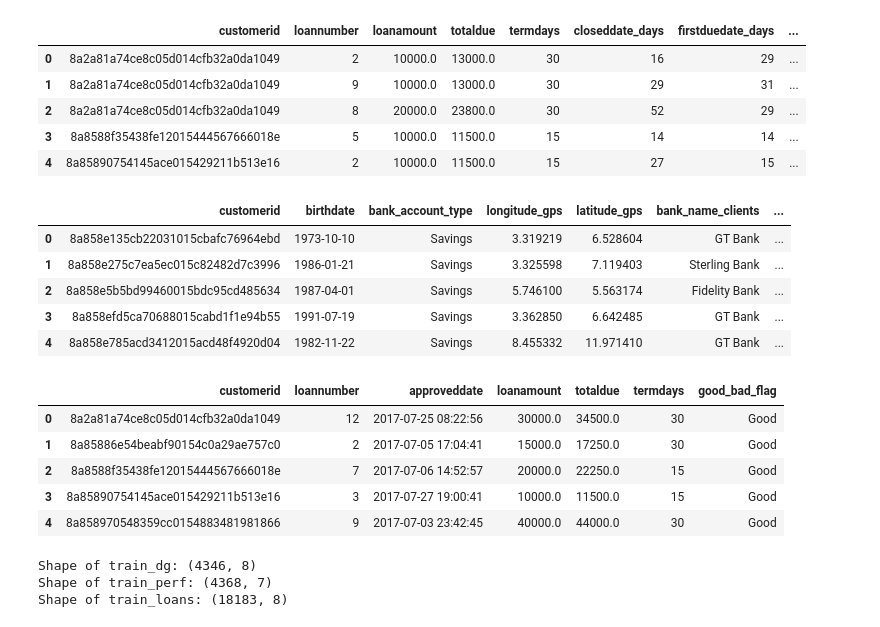
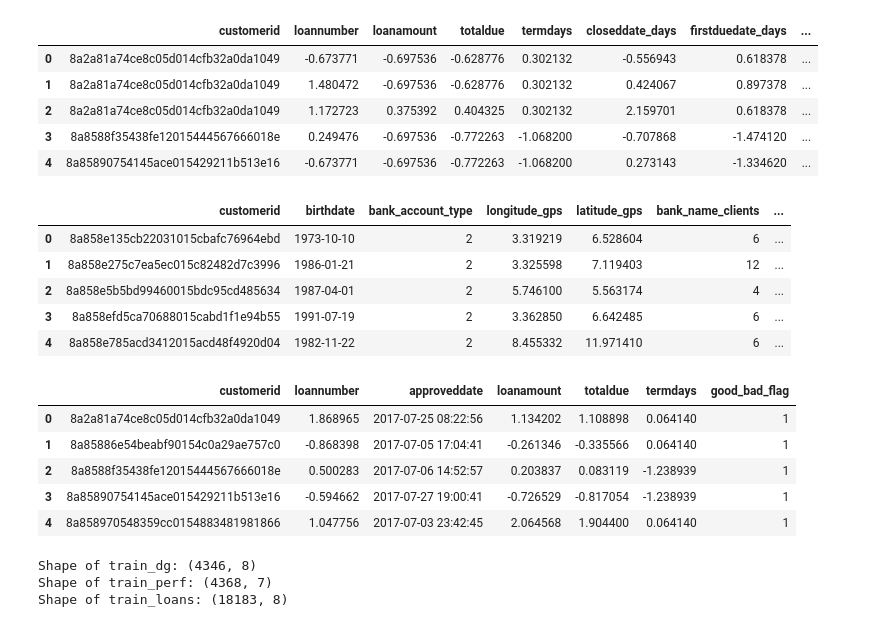
Before and after one commit to yamess/ZindiLoanPredChallenge, a Jupyter notebook: notebooks/combined_analysis.ipynb, the cells around one changed output. Cells and saved outputs as stored; diff of their text form; code cells hidden in the pictures.

```diff
--- a/notebooks/combined_analysis.ipynb
+++ b/notebooks/combined_analysis.ipynb
@@ -10,26 +18,35 @@ import dgl
 # %%
 train_prevloans = pd.read_csv("../data/preprocessed/train/train_prevloans.csv")
 cols_dtypes = {
     "customerid": "category",
     "loannumber": "int",
     "loanamount": "float",
     "totaldue": "float",
     "termdays": "int",
     "closeddate_days": "int",
     "firstduedate_days": "int",
     "firstrepaiddate_days": "int",
 }
 train_prevloans = convert_dtype(data=train_prevloans, columns_type=cols_dtypes)
+
+prevloan_scaler = CustomScalerPerf(
+    cols=['loannumber', 'loanamount', 'totaldue', 'termdays', 'closeddate_days', 'firstduedate_days',
+          'firstrepaiddate_days']
+)
+train_prevloans = prevloan_scaler.fit_transform(train_prevloans)
+
 train_prevloans.head()
 # %% [output]
 |  | customerid | loannumber | loanamount | totaldue | termdays | closeddate_days | firstduedate_days | ... |
-| 0 | 8a2a81a74ce8c05d014cfb32a0da1049 | 2 | 10000.0 | 13000.0 | 30 | 16 | 29 | ... |
-| 1 | 8a2a81a74ce8c05d014cfb32a0da1049 | 9 | 10000.0 | 13000.0 | 30 | 29 | 31 | ... |
-| 2 | 8a2a81a74ce8c05d014cfb32a0da1049 | 8 | 20000.0 | 23800.0 | 30 | 52 | 29 | ... |
-| 3 | 8a8588f35438fe12015444567666018e | 5 | 10000.0 | 11500.0 | 15 | 14 | 14 | ... |
-| 4 | 8a85890754145ace015429211b513e16 | 2 | 10000.0 | 11500.0 | 15 | 27 | 15 | ... |
+| 0 | 8a2a81a74ce8c05d014cfb32a0da1049 | -0.673771 | -0.697536 | -0.628776 | 0.302132 | -0.556943 | 0.618378 | ... |
+| 1 | 8a2a81a74ce8c05d014cfb32a0da1049 | 1.480472 | -0.697536 | -0.628776 | 0.302132 | 0.424067 | 0.897378 | ... |
+| 2 | 8a2a81a74ce8c05d014cfb32a0da1049 | 1.172723 | 0.375392 | 0.404325 | 0.302132 | 2.159701 | 0.618378 | ... |
+| 3 | 8a8588f35438fe12015444567666018e | 0.249476 | -0.697536 | -0.772263 | -1.068200 | -0.707868 | -1.474120 | ... |
+| 4 | 8a85890754145ace015429211b513e16 | -0.673771 | -0.697536 | -0.772263 | -1.068200 | 0.273143 | -1.334620 | ... |
 # %%
 train_dg = pd.read_csv("../data/preprocessed/train/train_dg.csv")
+
+# Convert columns types
 cols_dtypes = {
     "customerid": "category",
     "birthdate": "datetime",
@@ -41,16 +58,23 @@ cols_dtypes = {
     "is_missing_emp_status_clients": "int"
 }
 train_dg = convert_dtype(data=train_dg, columns_type=cols_dtypes)
+
+# Label encoding
+dg_enc = MultiLabelEncoder(cols=["bank_account_type", "bank_name_clients", "employment_status_clients"])
+train_dg = dg_enc.fit_transform(train_dg)
+
 train_dg.head()
 # %% [output]
 |  | customerid | birthdate | bank_account_type | longitude_gps | latitude_gps | bank_name_clients | ... |
-| 0 | 8a858e135cb22031015cbafc76964ebd | 1973-10-10 | Savings | 3.319219 | 6.528604 | GT Bank | ... |
-| 1 | 8a858e275c7ea5ec015c82482d7c3996 | 1986-01-21 | Savings | 3.325598 | 7.119403 | Sterling Bank | ... |
-| 2 | 8a858e5b5bd99460015bdc95cd485634 | 1987-04-01 | Savings | 5.746100 | 5.563174 | Fidelity Bank | ... |
-| 3 | 8a858efd5ca70688015cabd1f1e94b55 | 1991-07-19 | Savings | 3.362850 | 6.642485 | GT Bank | ... |
-| 4 | 8a858e785acd3412015acd48f4920d04 | 1982-11-22 | Savings | 8.455332 | 11.971410 | GT Bank | ... |
+| 0 | 8a858e135cb22031015cbafc76964ebd | 1973-10-10 | 2 | 3.319219 | 6.528604 | 6 | ... |
+| 1 | 8a858e275c7ea5ec015c82482d7c3996 | 1986-01-21 | 2 | 3.325598 | 7.119403 | 12 | ... |
+| 2 | 8a858e5b5bd99460015bdc95cd485634 | 1987-04-01 | 2 | 5.746100 | 5.563174 | 4 | ... |
+| 3 | 8a858efd5ca70688015cabd1f1e94b55 | 1991-07-19 | 2 | 3.362850 | 6.642485 | 6 | ... |
+| 4 | 8a858e785acd3412015acd48f4920d04 | 1982-11-22 | 2 | 8.455332 | 11.971410 | 6 | ... |
 # %%
 train_perf = pd.read_csv("../data/preprocessed/train/train_perf.csv")
+
+# Convert columns types
 cols_dtypes = {
     "customerid": "category",
     "loannumber": "int",
@@ -61,14 +85,23 @@ cols_dtypes = {
     "good_bad_flag": "category"
 }
 train_perf = convert_dtype(data=train_perf, columns_type=cols_dtypes)
+
+# Apply scaling to some columns
+loan_scaler = CustomScalerPerf(cols=["loannumber", "loanamount", "totaldue", "termdays"])
+train_perf = loan_scaler.fit_transform(train_perf)
+
+# Encode The target column
+target_encoder = TargetEncoder(auto=False, mapping={"Good": 1, "Bad": 0})
+train_perf = target_encoder.encode_target(train_perf, target="good_bad_flag")
+
 train_perf.head()
 # %% [output]
 |  | customerid | loannumber | approveddate | loanamount | totaldue | termdays | good_bad_flag |
-| 0 | 8a2a81a74ce8c05d014cfb32a0da1049 | 12 | 2017-07-25 08:22:56 | 30000.0 | 34500.0 | 30 | Good |
-| 1 | 8a85886e54beabf90154c0a29ae757c0 | 2 | 2017-07-05 17:04:41 | 15000.0 | 17250.0 | 30 | Good |
-| 2 | 8a8588f35438fe12015444567666018e | 7 | 2017-07-06 14:52:57 | 20000.0 | 22250.0 | 15 | Good |
-| 3 | 8a85890754145ace015429211b513e16 | 3 | 2017-07-27 19:00:41 | 10000.0 | 11500.0 | 15 | Good |
-| 4 | 8a858970548359cc0154883481981866 | 9 | 2017-07-03 23:42:45 | 40000.0 | 44000.0 | 30 | Good |
+| 0 | 8a2a81a74ce8c05d014cfb32a0da1049 | 1.868965 | 2017-07-25 08:22:56 | 1.134202 | 1.108898 | 0.064140 | 1 |
+| 1 | 8a85886e54beabf90154c0a29ae757c0 | -0.868398 | 2017-07-05 17:04:41 | -0.261346 | -0.335566 | 0.064140 | 1 |
+| 2 | 8a8588f35438fe12015444567666018e | 0.500283 | 2017-07-06 14:52:57 | 0.203837 | 0.083119 | -1.238939 | 1 |
+| 3 | 8a85890754145ace015429211b513e16 | -0.594662 | 2017-07-27 19:00:41 | -0.726529 | -0.817054 | -1.238939 | 1 |
+| 4 | 8a858970548359cc0154883481981866 | 1.047756 | 2017-07-03 23:42:45 | 2.064568 | 1.904400 | 0.064140 | 1 |
 # %%
 print(f"Shape of train_dg: {train_dg.shape}")
 print(f"Shape of train_perf: {train_perf.shape}")
```
Also changed, not shown: parts of 36 cells of this notebook, 9 other files.
